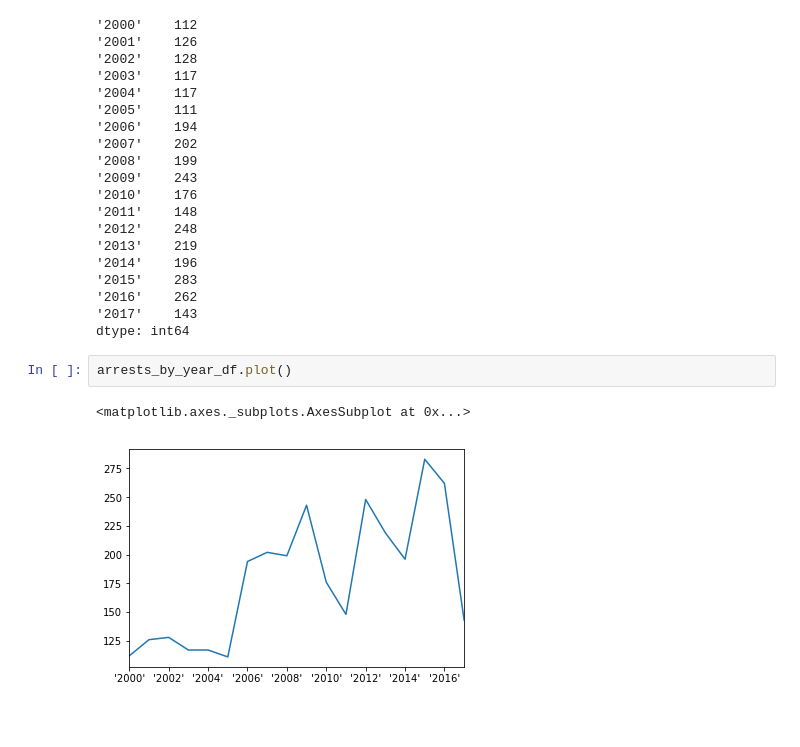
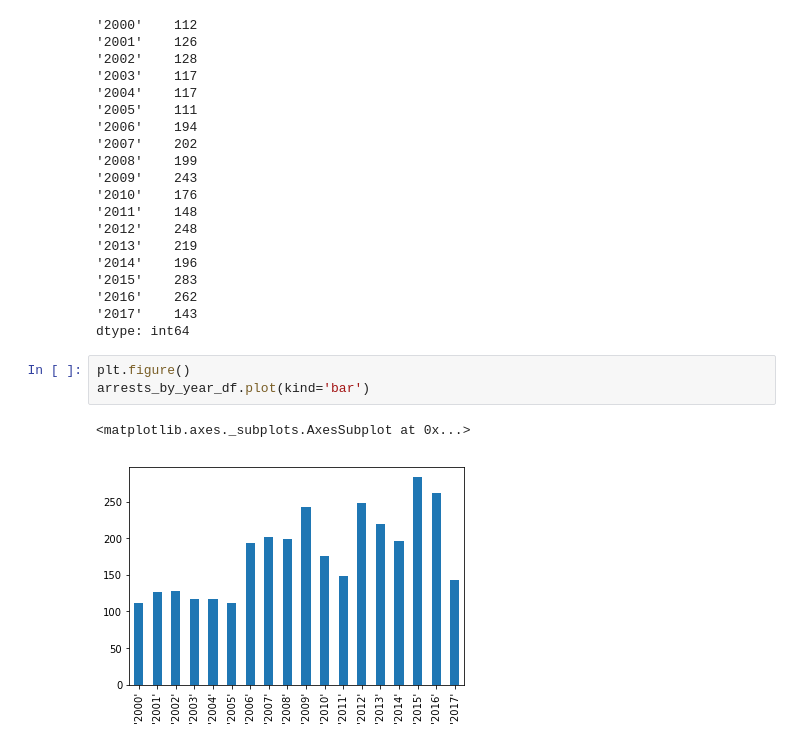
Before and after one commit to bikegeek/Data4Democracy_Homeless, a Jupyter notebook: homeless_arrests_by_year.ipynb, the cells around one changed output. Drawn from its saved outputs; the diff is of its cells as text; blank space fills up the shorter version.

Commit message:
Replaced line plot with simple bar plot.

```diff
--- a/homeless_arrests_by_year.ipynb
+++ b/homeless_arrests_by_year.ipynb
@@ -174,8 +174,9 @@ arrests_by_year_df
 '2016'    262
 '2017'    143
 dtype: int64
-# %%
-arrests_by_year_df.plot()
-# %% [output]
-<matplotlib.axes._subplots.AxesSubplot at 0x...>
-[figure, removed]
+# %%
+plt.figure()
+arrests_by_year_df.plot(kind='bar')
+# %% [output]
+<matplotlib.axes._subplots.AxesSubplot at 0x...>
+[figure, added]
```
Also changed, not shown: parts of 1 cell of this notebook.
